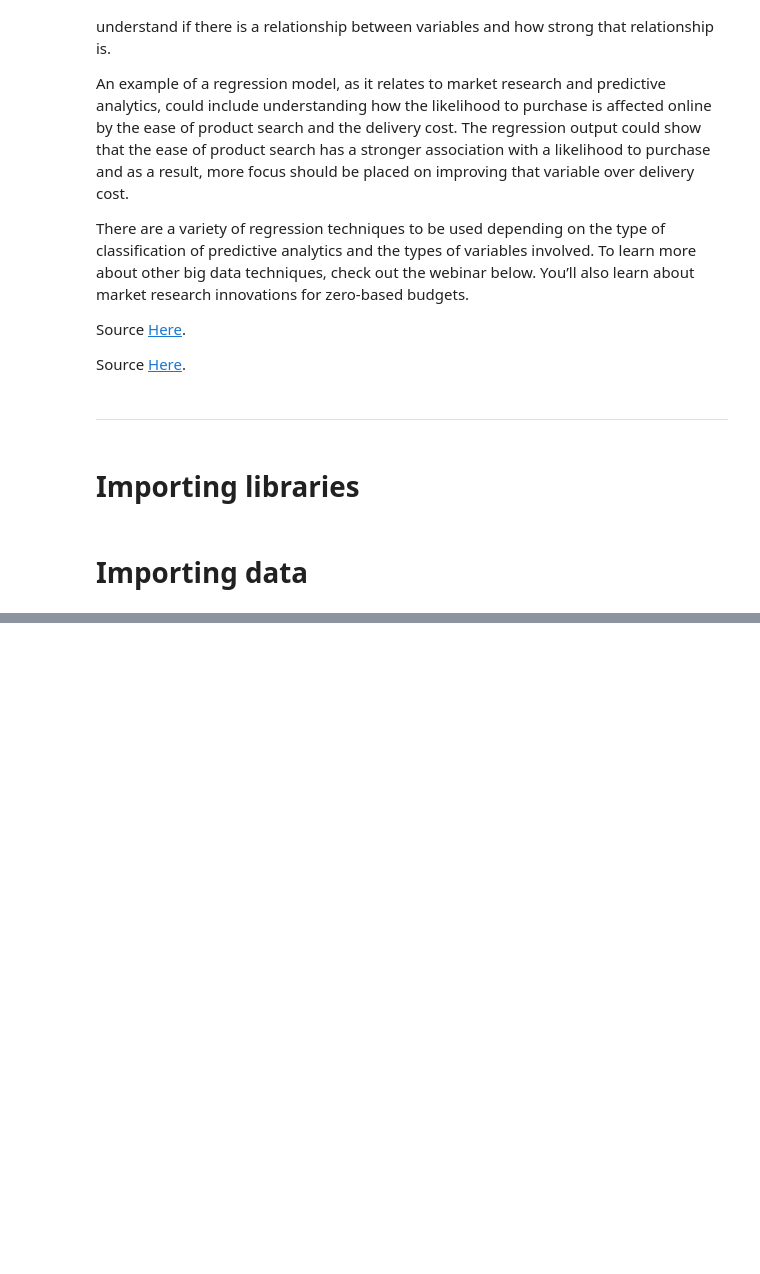
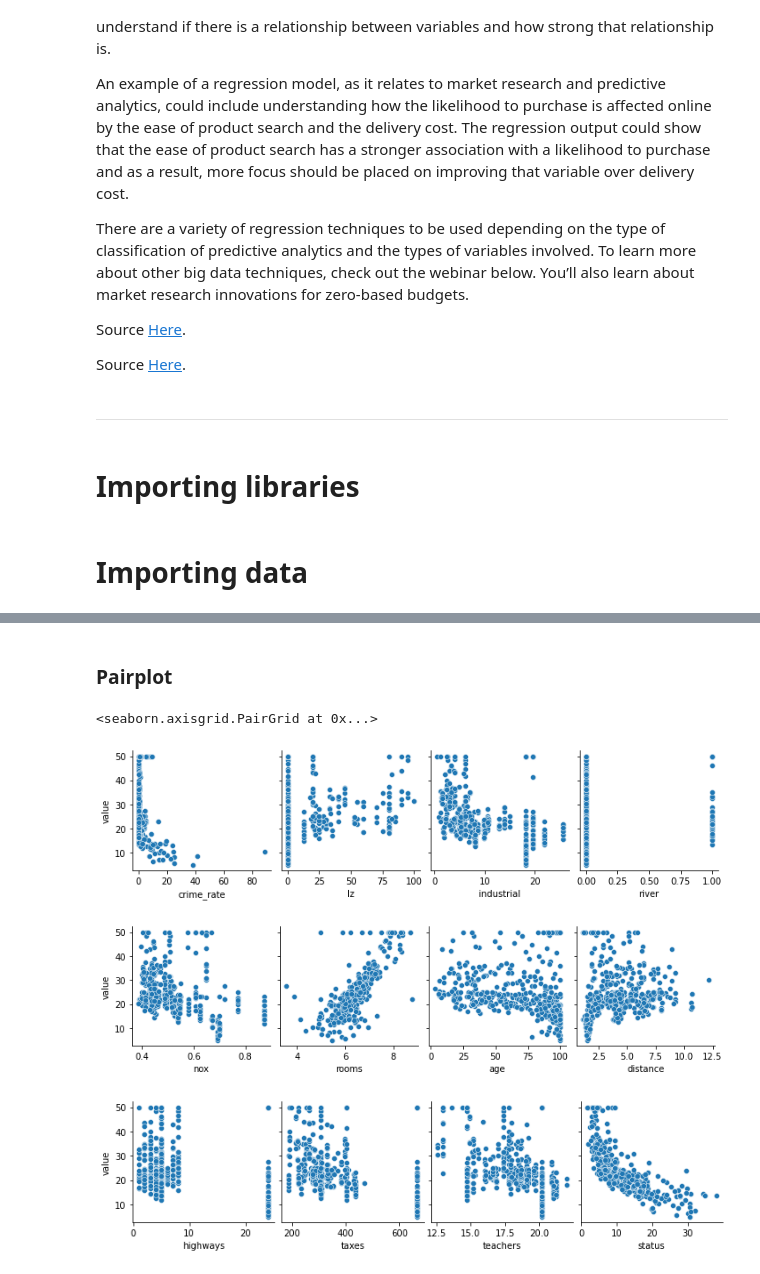
Before and after one commit to jhonnierandrey/jupyter, a Jupyter notebook: Predictive Analytics and Regression Models.ipynb, the cells around one changed output, grey strips where cells are left out. Drawn from its saved outputs; the diff is of its cells as text; code cells hidden in the pictures; blank space fills up the shorter version.

```diff
--- a/Predictive Analytics and Regression Models.ipynb
+++ b/Predictive Analytics and Regression Models.ipynb
@@ -63,0 +152,11 @@ df.iloc[2,4]
+# %% [markdown]
+### Pairplot
+# %%
+sns.pairplot(df, x_vars=['crime_rate', 'lz', 'industrial', 'river'], y_vars=['value'])
+sns.pairplot(df, x_vars=['nox', 'rooms', 'age', 'distance'], y_vars=['value'])
+sns.pairplot(df, x_vars=['highways', 'taxes', 'teachers', 'status'], y_vars=['value'])
+# %% [output]
+<seaborn.axisgrid.PairGrid at 0x...>
+[figure, added]
+[figure, added]
+[figure, added]
```
Also changed, not shown: parts of 29 cells of this notebook.
